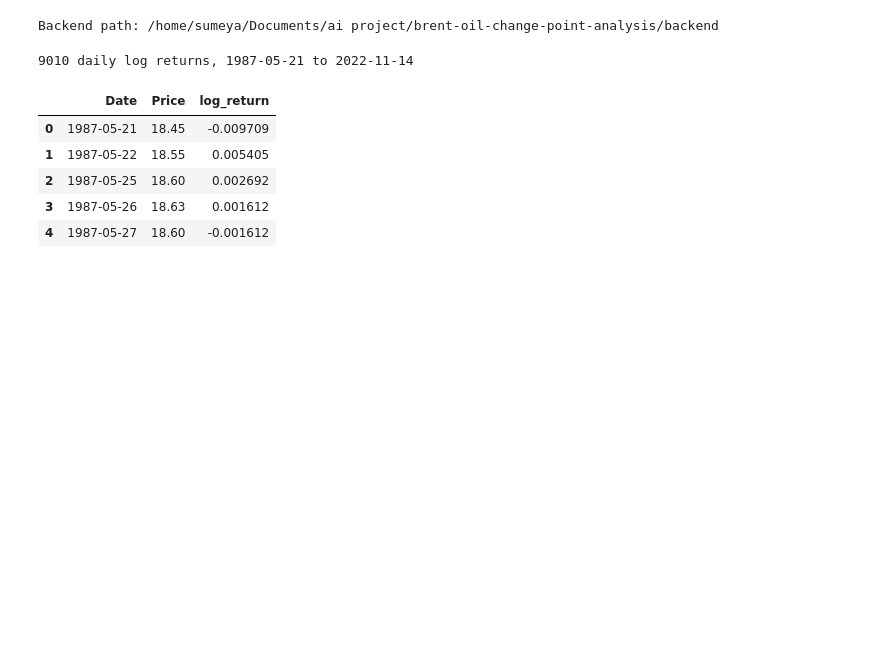
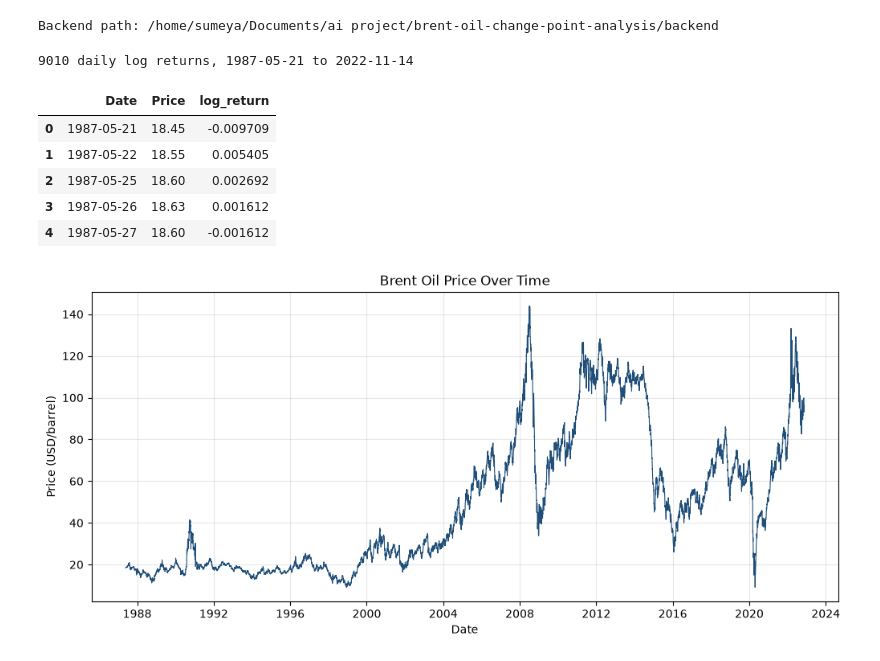
Before and after one commit to Sumeyahassen/brent-oil-change-point-analysis, a Jupyter notebook: backend/notebooks/changepoint_analysis.ipynb, the cells around one changed output. Drawn from its saved outputs; the diff is of its cells as text; code cells hidden in the pictures; blank space fills up the shorter version.

```diff
--- a/backend/notebooks/changepoint_analysis.ipynb
+++ b/backend/notebooks/changepoint_analysis.ipynb
@@ -45,3 +45,11 @@ prices.head()
 | 2 | 1987-05-25 | 18.60 | 0.002692 |
 | 3 | 1987-05-26 | 18.63 | 0.001612 |
 | 4 | 1987-05-27 | 18.60 | -0.001612 |
+# %%
+plt.plot(prices["Date"], prices["Price"], linewidth=0.8, color="#1F4E79")
+plt.title("Brent Oil Price Over Time")
+plt.xlabel("Date"); plt.ylabel("Price (USD/barrel)")
+plt.grid(alpha=0.3)
+plt.show()
+# %% [output]
+[figure, added]
```
Also changed, not shown: parts of 1 cell of this notebook.
